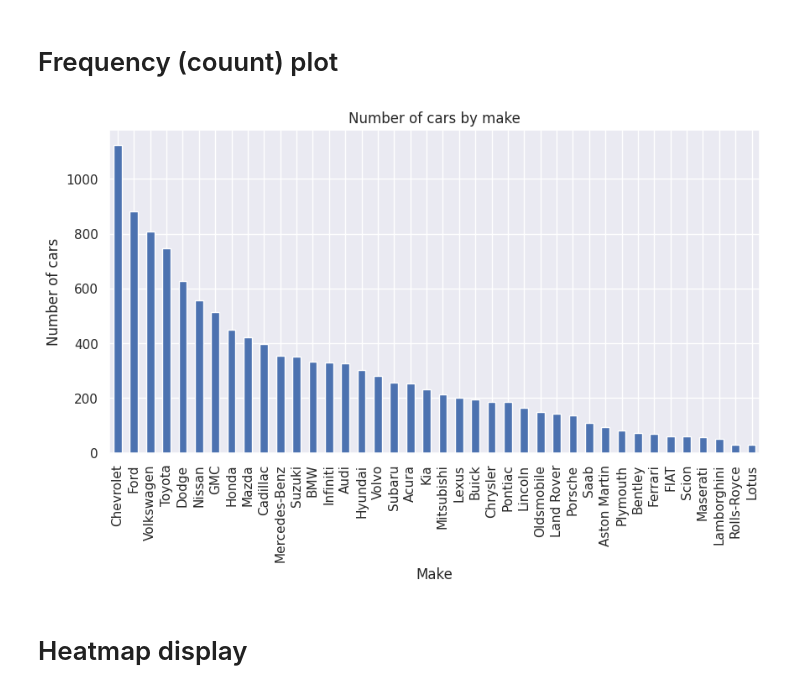
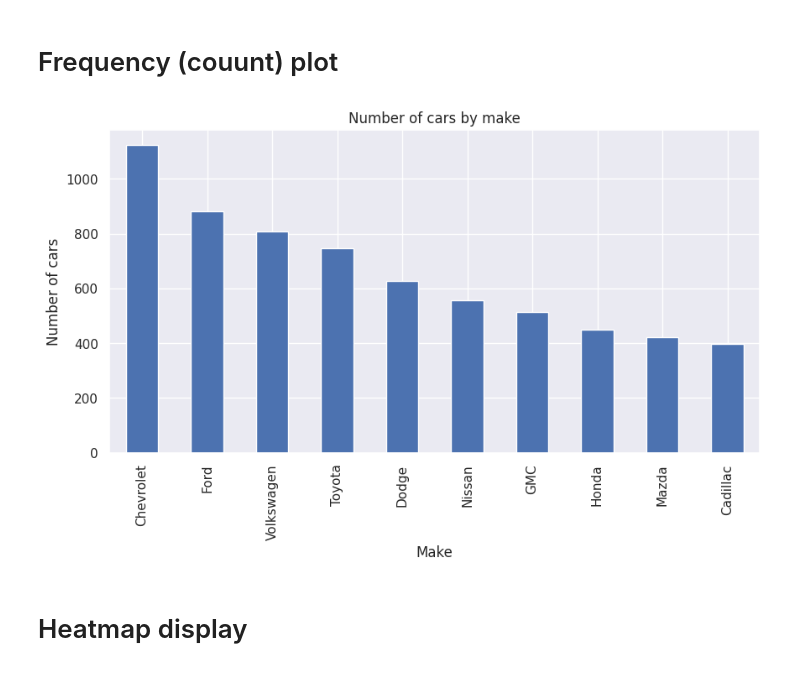
Before and after one commit to mdkamrulhasan/data_mining_kdd, a Jupyter notebook: notebooks/Exploratory_data_Analysis_automobile.ipynb, the cells around one changed output. Drawn from its saved outputs; the diff is of its cells as text; code cells hidden in the pictures.

```diff
--- a/notebooks/Exploratory_data_Analysis_automobile.ipynb
+++ b/notebooks/Exploratory_data_Analysis_automobile.ipynb
@@ -36,6 +28,6 @@ Mounted at /content/drive
 # %%
-data_path = "drive/MyDrive/dev-data/CIS-635/automobile.csv"
-df = pd.read_csv(data_path)
+data_url = 'https://raw.githubusercontent.com/mdkamrulhasan/data_mining_kdd/main/data/automobile/automobile.csv'
+df = pd.read_csv(data_url)
 df.shape
 # %% [output]
 (11914, 16)
@@ -332,12 +343,12 @@ sns.boxplot(x=df['Cylinders'])
 # %% [markdown]
 # Frequency (couunt) plot
 # %%
-df.Make.value_counts().nlargest(40).plot(kind='bar', figsize=(10,5))
+df.Make.value_counts().nlargest(10).plot(kind='bar', figsize=(10,5))
 plt.title("Number of cars by make")
 plt.ylabel('Number of cars')
 plt.xlabel('Make');
 # %% [output]
-[figure, old version]
+[figure, new version]
 # %% [markdown]
 # Heatmap display
 # %%
```
Also changed, not shown: parts of 16 cells of this notebook.
